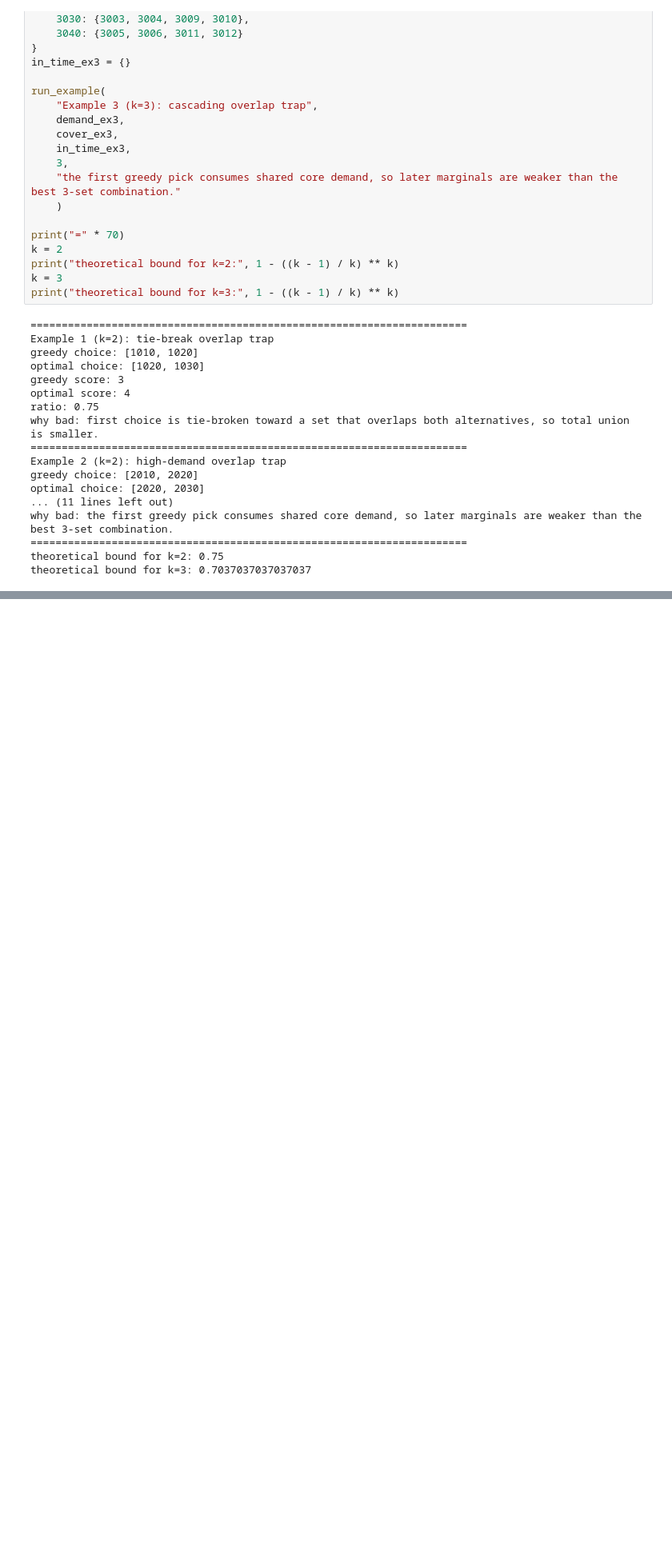
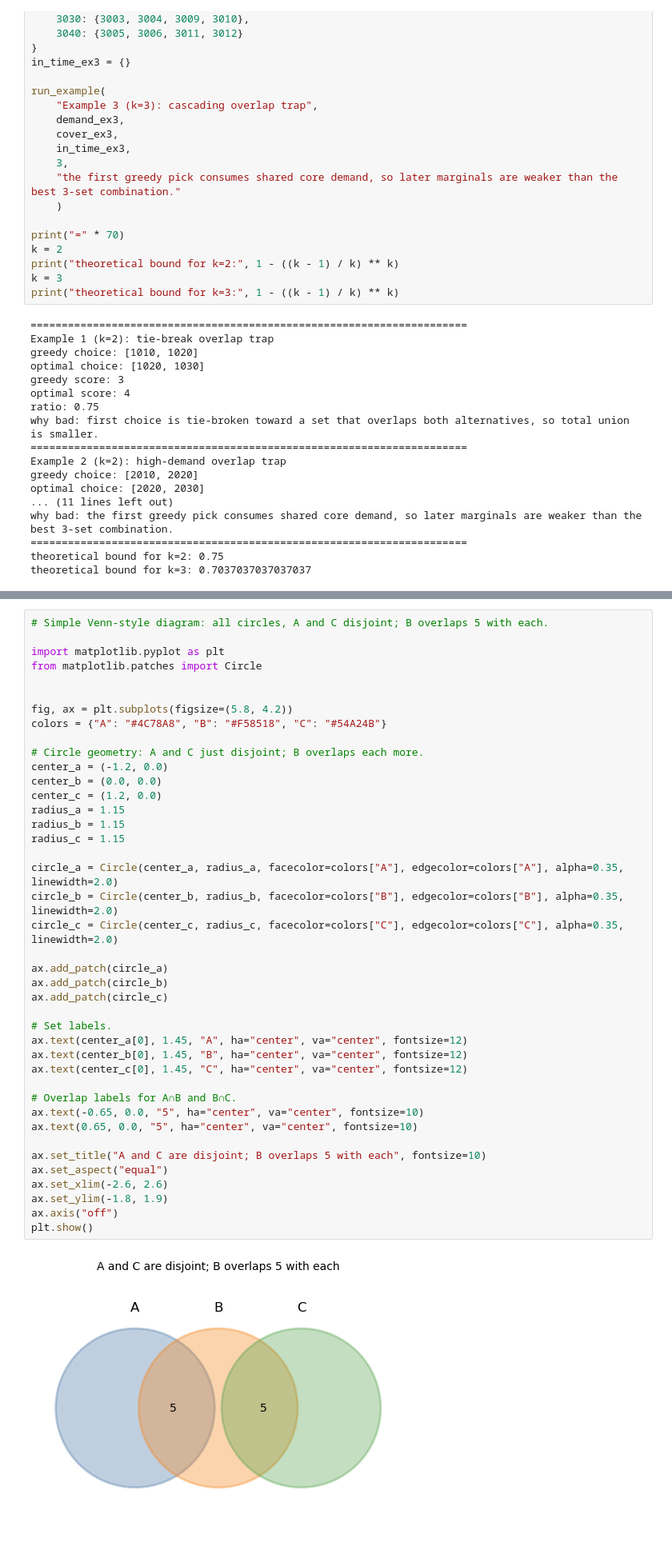
Before and after one commit to Olaf-git06/Moddeling-2-, a Jupyter notebook: algorithm.ipynb, the cells around one changed output, grey strips where cells are left out. Shown at 80% size. Cells and saved outputs as stored; diff of their text form; blank space fills up the shorter version.

```diff
--- a/algorithm.ipynb
+++ b/algorithm.ipynb
@@ -553,0 +684,43 @@ city experiment (1000 cases)
+# %%
+# Simple Venn-style diagram: all circles, A and C disjoint; B overlaps 5 with each.
+
+import matplotlib.pyplot as plt
+from matplotlib.patches import Circle
+
+
+fig, ax = plt.subplots(figsize=(5.8, 4.2))
+colors = {"A": "#4C78A8", "B": "#F58518", "C": "#54A24B"}
+
+# Circle geometry: A and C just disjoint; B overlaps each more.
+center_a = (-1.2, 0.0)
+center_b = (0.0, 0.0)
+center_c = (1.2, 0.0)
+radius_a = 1.15
+radius_b = 1.15
+radius_c = 1.15
+
+circle_a = Circle(center_a, radius_a, facecolor=colors["A"], edgecolor=colors["A"], alpha=0.35, linewidth=2.0)
+circle_b = Circle(center_b, radius_b, facecolor=colors["B"], edgecolor=colors["B"], alpha=0.35, linewidth=2.0)
+circle_c = Circle(center_c, radius_c, facecolor=colors["C"], edgecolor=colors["C"], alpha=0.35, linewidth=2.0)
+
+ax.add_patch(circle_a)
+ax.add_patch(circle_b)
+ax.add_patch(circle_c)
+
+# Set labels.
+ax.text(center_a[0], 1.45, "A", ha="center", va="center", fontsize=12)
+ax.text(center_b[0], 1.45, "B", ha="center", va="center", fontsize=12)
+ax.text(center_c[0], 1.45, "C", ha="center", va="center", fontsize=12)
+
+# Overlap labels for A∩B and B∩C.
+ax.text(-0.65, 0.0, "5", ha="center", va="center", fontsize=10)
+ax.text(0.65, 0.0, "5", ha="center", va="center", fontsize=10)
+
+ax.set_title("A and C are disjoint; B overlaps 5 with each", fontsize=10)
+ax.set_aspect("equal")
+ax.set_xlim(-2.6, 2.6)
+ax.set_ylim(-1.8, 1.9)
+ax.axis("off")
+plt.show()
+# %% [output]
+[figure, added]
```
Also changed, not shown: parts of 5 cells of this notebook.
